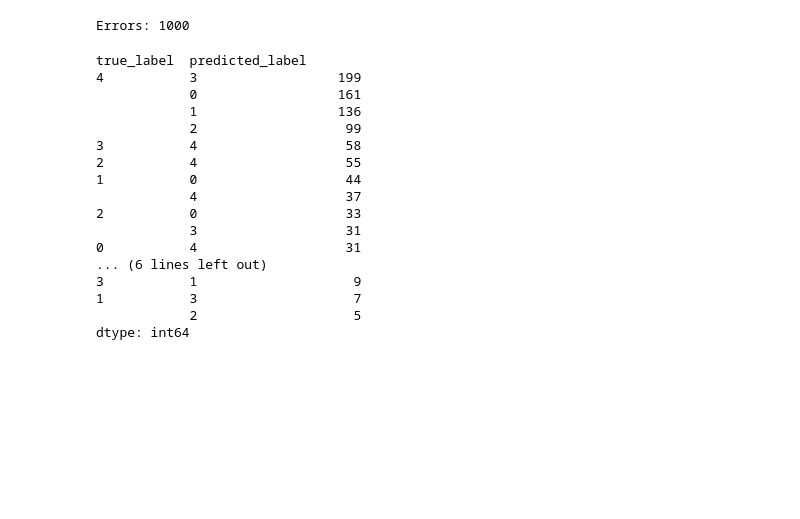
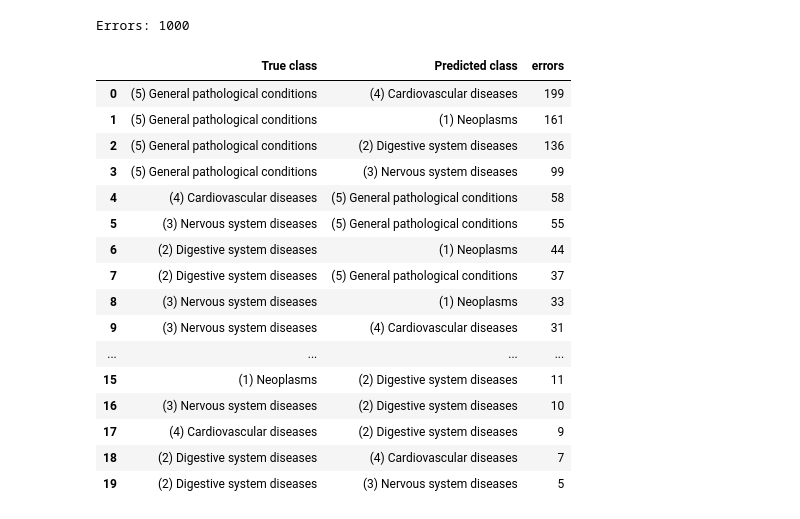
Before and after one commit to cestdove/medintake, a Jupyter notebook: notebooks/transformer_error_analysis.ipynb, the cells around one changed output. Cells and saved outputs as stored; diff of their text form; code cells hidden in the pictures; blank space fills up the shorter version.

```diff
--- a/notebooks/transformer_error_analysis.ipynb
+++ b/notebooks/transformer_error_analysis.ipynb
@@ -126,29 +126,47 @@ print(f"Errors: {len(errors)}")
 # %% [output]
 Errors: 1000
 # %%
-error_pairs = (
+label_names = {
+    0: "(1) Neoplasms",
+    1: "(2) Digestive system diseases",
+    2: "(3) Nervous system diseases",
+    3: "(4) Cardiovascular diseases",
+    4: "(5) General pathological conditions"
+}
+
+error_table = (
     errors
     .groupby(["true_label", "predicted_label"])
     .size()
-    .sort_values(ascending=False)
+    .reset_index(name="errors")
+    .sort_values("errors", ascending=False)
+    .reset_index(drop=True)
 )
 
-print(error_pairs)
+error_table["true_label"] = error_table["true_label"].map(label_names)
+error_table["predicted_label"] = error_table["predicted_label"].map(label_names)
+
+error_table = error_table.rename(columns={
+    "true_label": "True class",
+    "predicted_label": "Predicted class"
+})
+
+error_table
 # %% [output]
-true_label  predicted_label
-4           3                  199
-            0                  161
-            1                  136
-            2                   99
-3           4                   58
-2           4                   55
-1           0                   44
-            4                   37
-2           0                   33
-            3                   31
-0           4                   31
-... (6 lines left out)
-3           1                    9
-1           3                    7
-            2                    5
-dtype: int64
+|  | True class | Predicted class | errors |
+| 0 | (5) General pathological conditions | (4) Cardiovascular diseases | 199 |
+| 1 | (5) General pathological conditions | (1) Neoplasms | 161 |
+| 2 | (5) General pathological conditions | (2) Digestive system diseases | 136 |
+| 3 | (5) General pathological conditions | (3) Nervous system diseases | 99 |
+| 4 | (4) Cardiovascular diseases | (5) General pathological conditions | 58 |
+| 5 | (3) Nervous system diseases | (5) General pathological conditions | 55 |
+| 6 | (2) Digestive system diseases | (1) Neoplasms | 44 |
+| 7 | (2) Digestive system diseases | (5) General pathological conditions | 37 |
+| 8 | (3) Nervous system diseases | (1) Neoplasms | 33 |
+| 9 | (3) Nervous system diseases | (4) Cardiovascular diseases | 31 |
+| ... | ... | ... | ... |
+| 15 | (1) Neoplasms | (2) Digestive system diseases | 11 |
+| 16 | (3) Nervous system diseases | (2) Digestive system diseases | 10 |
+| 17 | (4) Cardiovascular diseases | (2) Digestive system diseases | 9 |
+| 18 | (2) Digestive system diseases | (4) Cardiovascular diseases | 7 |
+| 19 | (2) Digestive system diseases | (3) Nervous system diseases | 5 |
```
Also changed, not shown: parts of 1 cell of this notebook.
